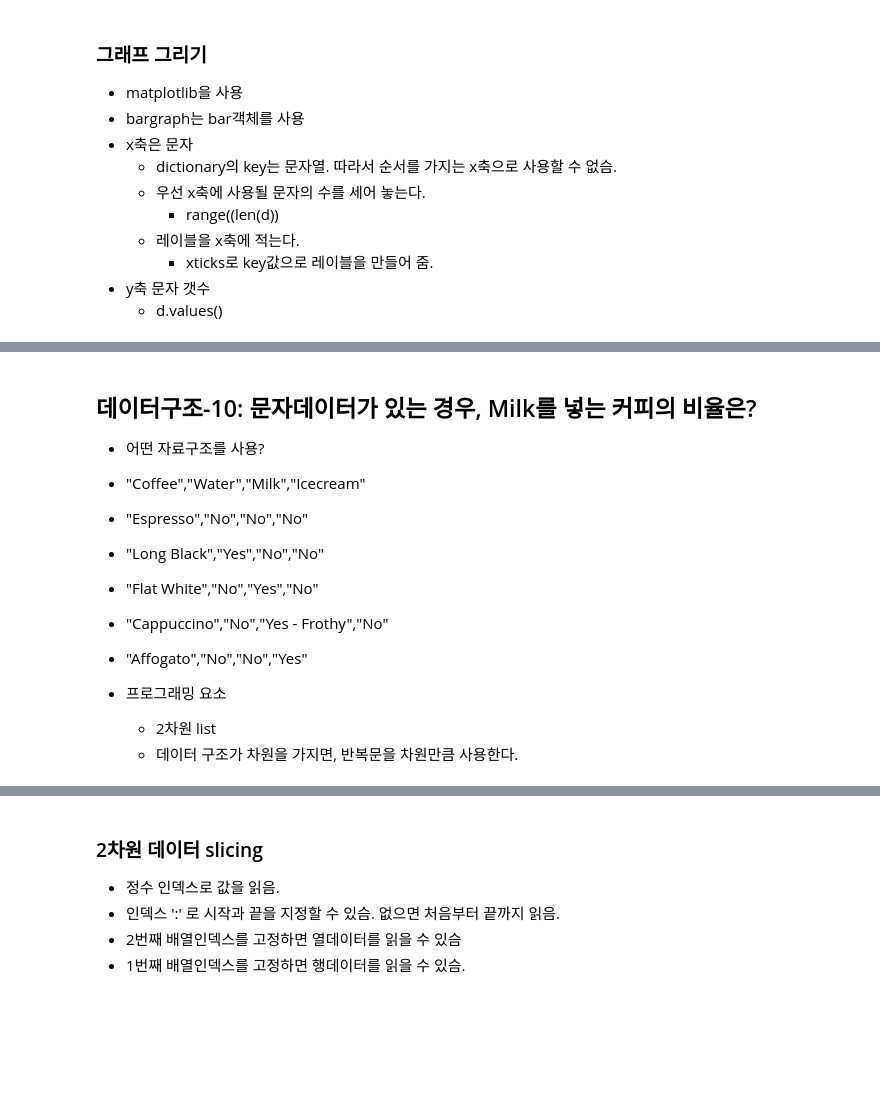
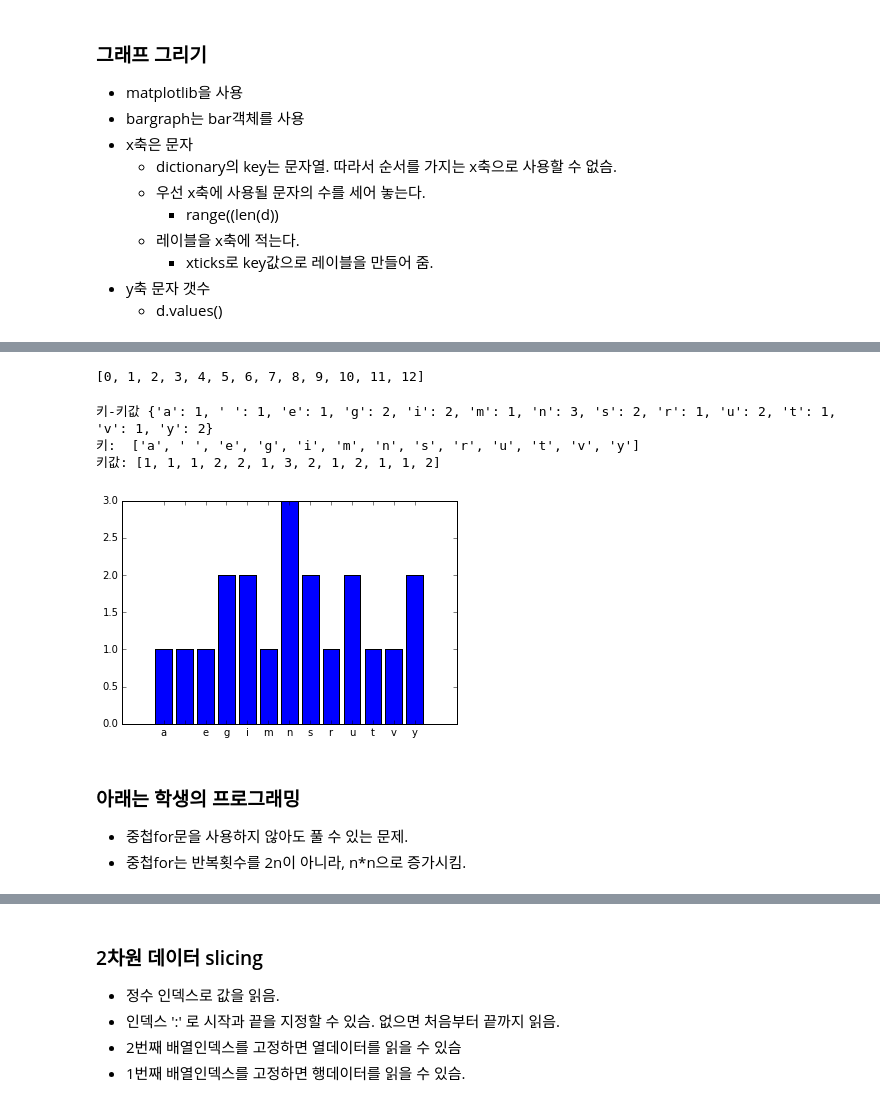
Before and after one commit to jongin08/p, a Jupyter notebook: 6_7_datastructure.ipynb, the cells around one changed output, grey strips where cells are left out. Cells and saved outputs as stored; diff of their text form; code cells hidden in the pictures; blank space fills up the shorter version.

```diff
--- a/6_7_datastructure.ipynb
+++ b/6_7_datastructure.ipynb
@@ -953,0 +988,4 @@ print "d =",d
+# %%
+word = 'sangmyung university'
+for c in word:
+    print c,
@@ -953,0 +1005,9 @@ print "d =",d
+# %%
+d=dict()
+for c in allchars:
+    if c=='s':
+        d[c]=1
+    elif c=='a':
+        d[c]=1
+
+print d
@@ -953,0 +1017,20 @@ print "d =",d
+# %%
+d=dict()
+for c in allchars:
+    if c not in d:
+        d[c]=1
+    else:
+        d[c]=d[c]+1
+print d
+# %%
+word = 'sangmyung university'
+d = dict()
+for c in word:
+    if c not in d:
+        d[c]=1
+    else:
+        d[c]=d[c]+1
+print "키-키값",d
+print " 저장된 문자의 갯수 (중복을 빼고)", len(d)
+print "키: ",d.keys()
+print "키값:", d.values()
@@ -1050,14 +1070,23 @@ print "d =",d
-# %% [markdown]
-## 데이터구조-10: 문자데이터가 있는 경우, Milk를 넣는 커피의 비율은?
-
-* 어떤 자료구조를 사용?
-* "Coffee","Water","Milk","Icecream"
-* "Espresso","No","No","No"
-* "Long Black","Yes","No","No"
-* "Flat White","No","Yes","No"
-* "Cappuccino","No","Yes - Frothy","No"
-* "Affogato","No","No","Yes"
-
-* 프로그래밍 요소
-    * 2차원 list
-    * 데이터 구조가 차원을 가지면, 반복문을 차원만큼 사용한다.
+# %%
+print range(len(d))
+# %% [output]
+[0, 1, 2, 3, 4, 5, 6, 7, 8, 9, 10, 11, 12]
+# %%
+%matplotlib inline
+
+import matplotlib
+import matplotlib.pyplot as plt
+# 2단계로 나누어 그림
+plt.bar(range(len(d)), d.values(), align='center')
+plt.xticks(range(len(d)), list(d.keys()))
+plt.show()
+# %% [output]
+키-키값 {'a': 1, ' ': 1, 'e': 1, 'g': 2, 'i': 2, 'm': 1, 'n': 3, 's': 2, 'r': 1, 'u': 2, 't': 1, 'v': 1, 'y': 2}
+키:  ['a', ' ', 'e', 'g', 'i', 'm', 'n', 's', 'r', 'u', 't', 'v', 'y']
+키값: [1, 1, 1, 2, 2, 1, 3, 2, 1, 2, 1, 1, 2]
+[figure, added]
+# %% [markdown]
+### 아래는 학생의 프로그래밍
+
+* 중첩for문을 사용하지 않아도 풀 수 있는 문제.
+* 중첩for는 반복횟수를 2n이 아니라, n*n으로 증가시킴.
```
Also changed, not shown: parts of 83 cells of this notebook, 3 other files.
